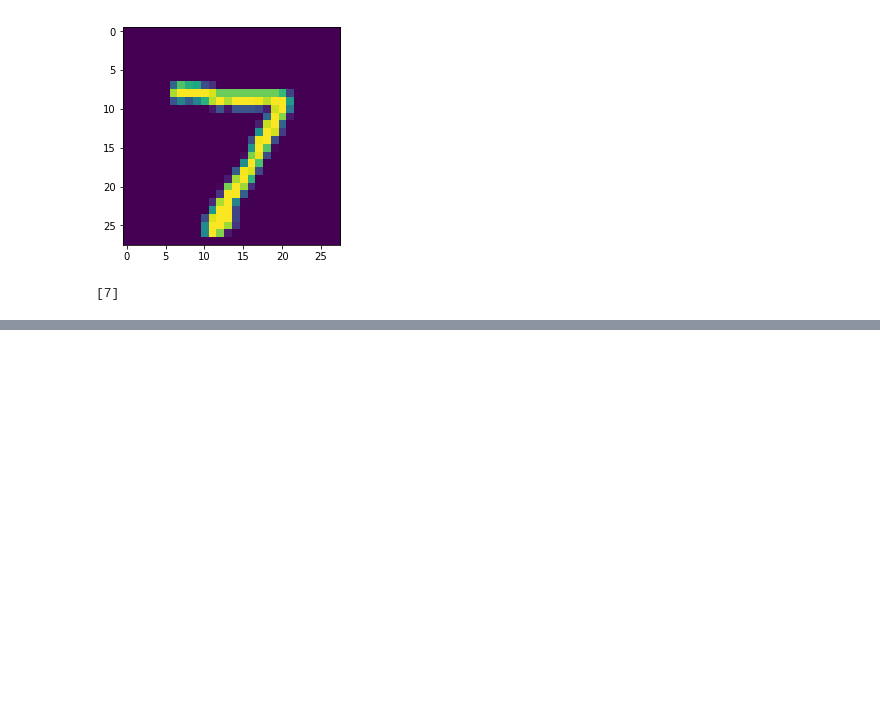
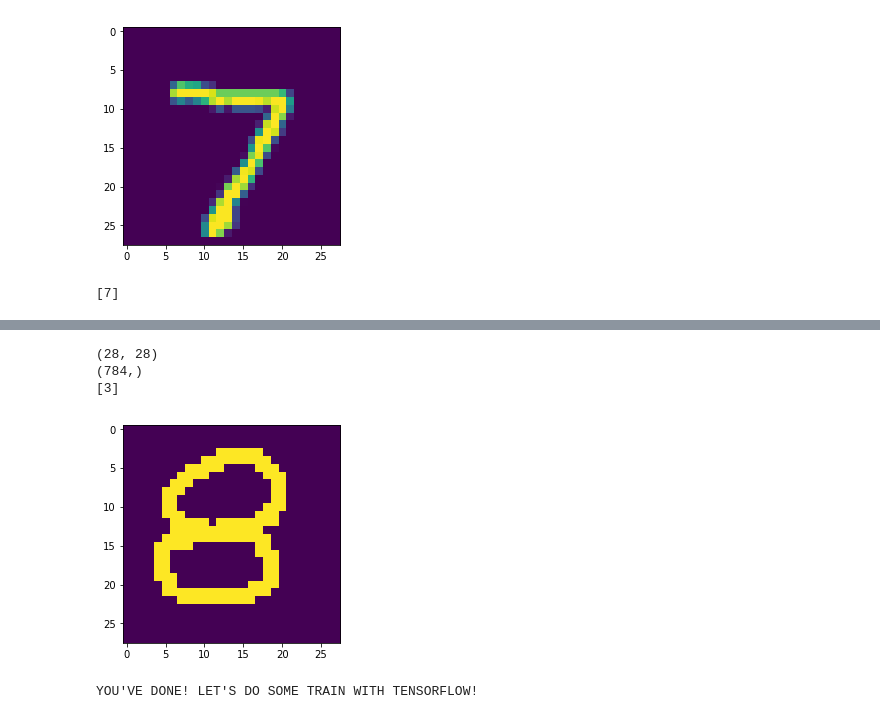
Before and after one commit to Evegen55/math_with_python, a Jupyter notebook: src/jupiter/mnist_with_python.ipynb, the cells around one changed output, grey strips where cells are left out. Saved outputs shown, nothing was run; the diff lists cells and outputs as text; code cells hidden in the pictures; blank space fills up the shorter version.

Commit message:
Logistic regression trained on MNIST dataset is done.

```diff
--- a/src/jupiter/mnist_with_python.ipynb
+++ b/src/jupiter/mnist_with_python.ipynb
@@ -295,0 +305,12 @@ print (predicted_7) # 7
+# %%
+# PREDICT image with 8 again
+detect_digit_from_image('\\my_digits\\image_eight' + '.bmp') # 3 - it is a case with when logistic regression failures
+# %% [output]
+(28, 28)
+(784,)
+[3]
+[figure, added]
+# %%
+print ("YOU'VE DONE! LET'S DO SOME TRAIN WITH TENSORFLOW!")
+# %% [output]
+YOU'VE DONE! LET'S DO SOME TRAIN WITH TENSORFLOW!
```
Also changed, not shown: parts of 13 cells of this notebook, 6 other files.
